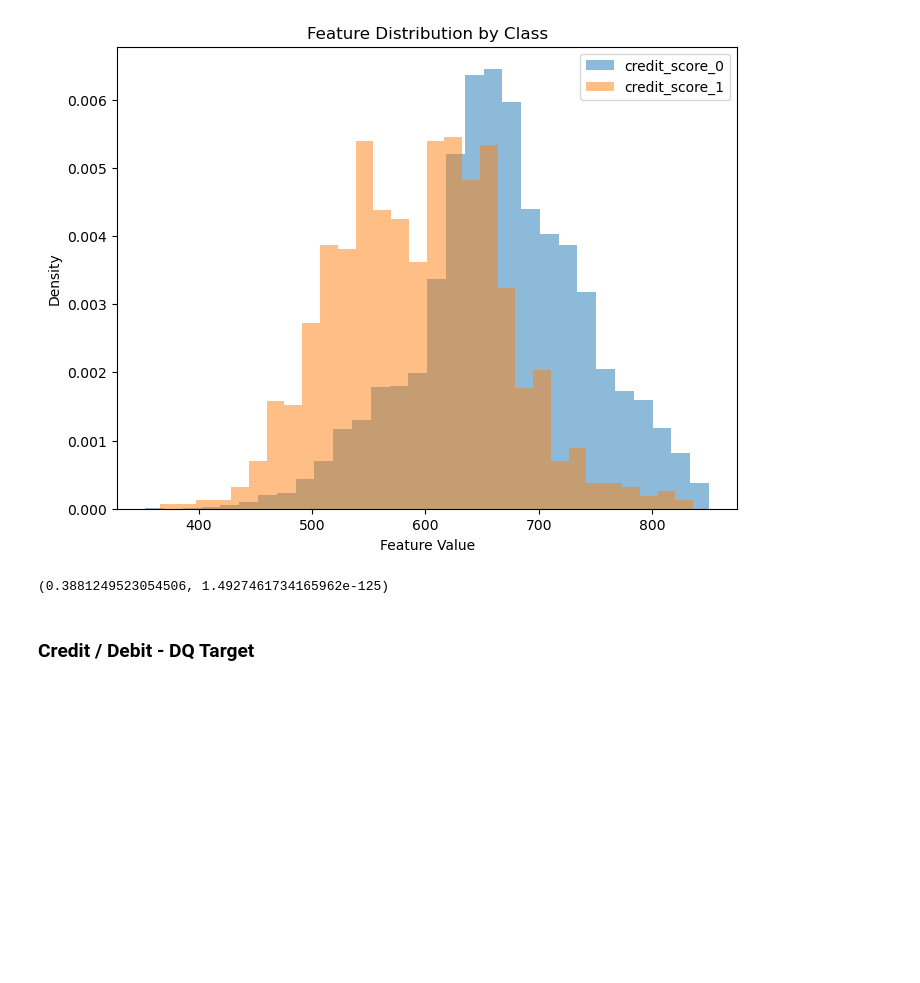
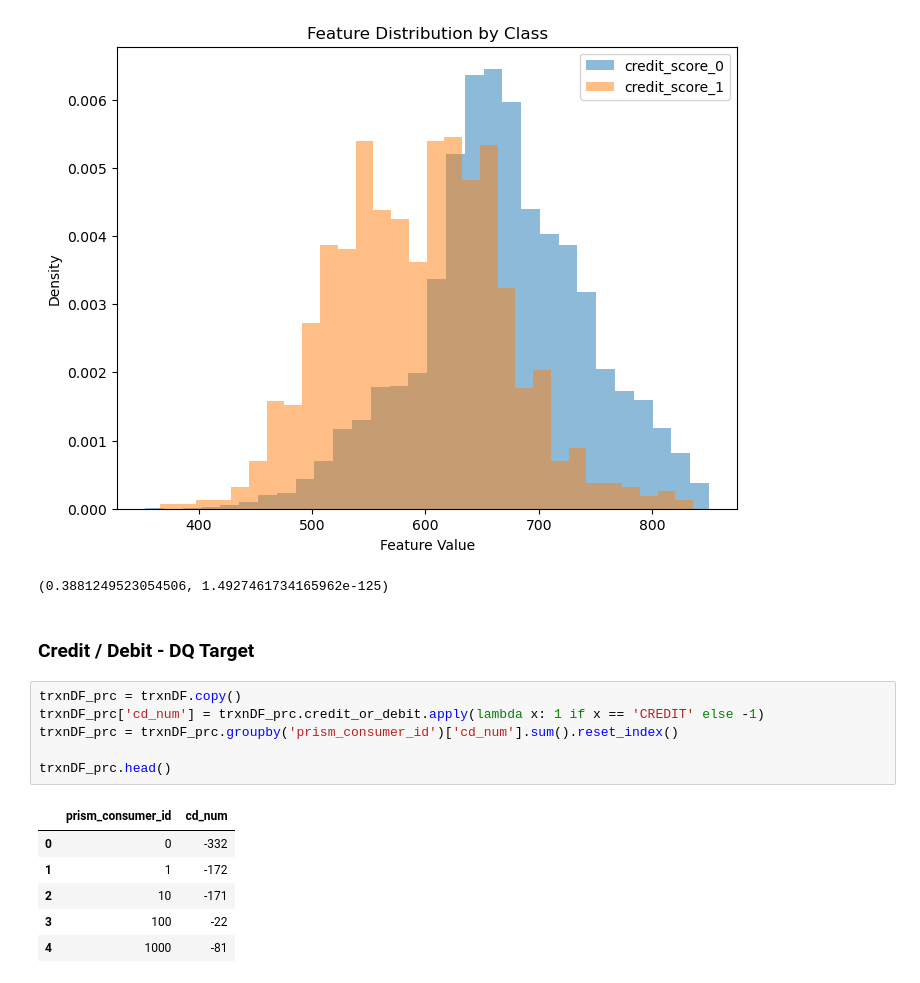
Before and after one commit to danielrmathew/prism-data-credit, a Jupyter notebook: src/notebooks/aman_q2.ipynb, the cells around one changed output. Drawn from its saved outputs; the diff is of its cells as text; blank space fills up the shorter version.

```diff
--- a/src/notebooks/aman_q2.ipynb
+++ b/src/notebooks/aman_q2.ipynb
@@ -222,3 +213,16 @@ p value = 1.4927461734165962e-125
 (0.3881249523054506, 1.4927461734165962e-125)
 # %% [markdown]
 ### Credit / Debit - DQ Target
+# %%
+trxnDF_prc = trxnDF.copy()
+trxnDF_prc['cd_num'] = trxnDF_prc.credit_or_debit.apply(lambda x: 1 if x == 'CREDIT' else -1)
+trxnDF_prc = trxnDF_prc.groupby('prism_consumer_id')['cd_num'].sum().reset_index()
+
+trxnDF_prc.head()
+# %% [output]
+|  | prism_consumer_id | cd_num |
+| 0 | 0 | -332 |
+| 1 | 1 | -172 |
+| 2 | 10 | -171 |
+| 3 | 100 | -22 |
+| 4 | 1000 | -81 |
```
Also changed, not shown: parts of 10 cells of this notebook.
